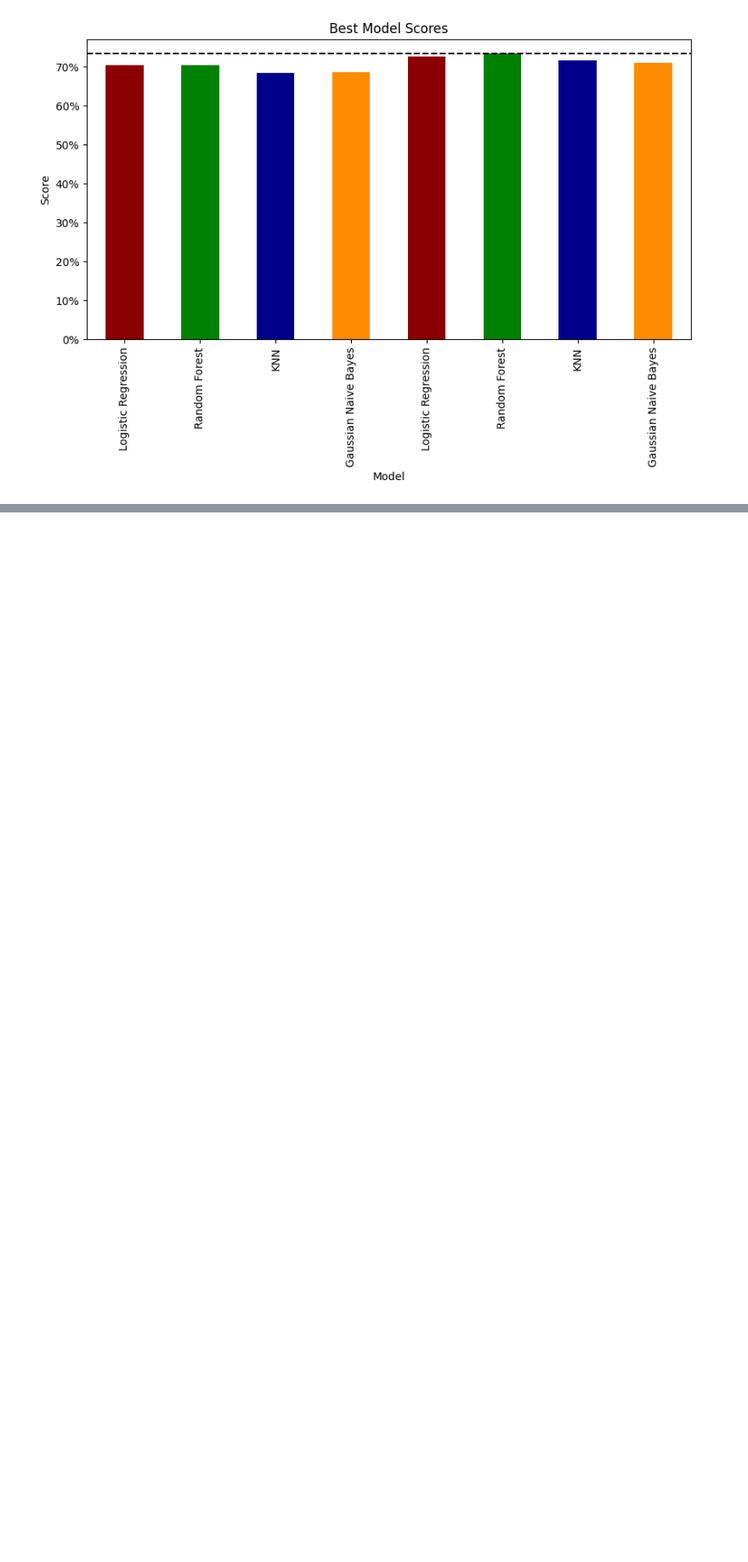
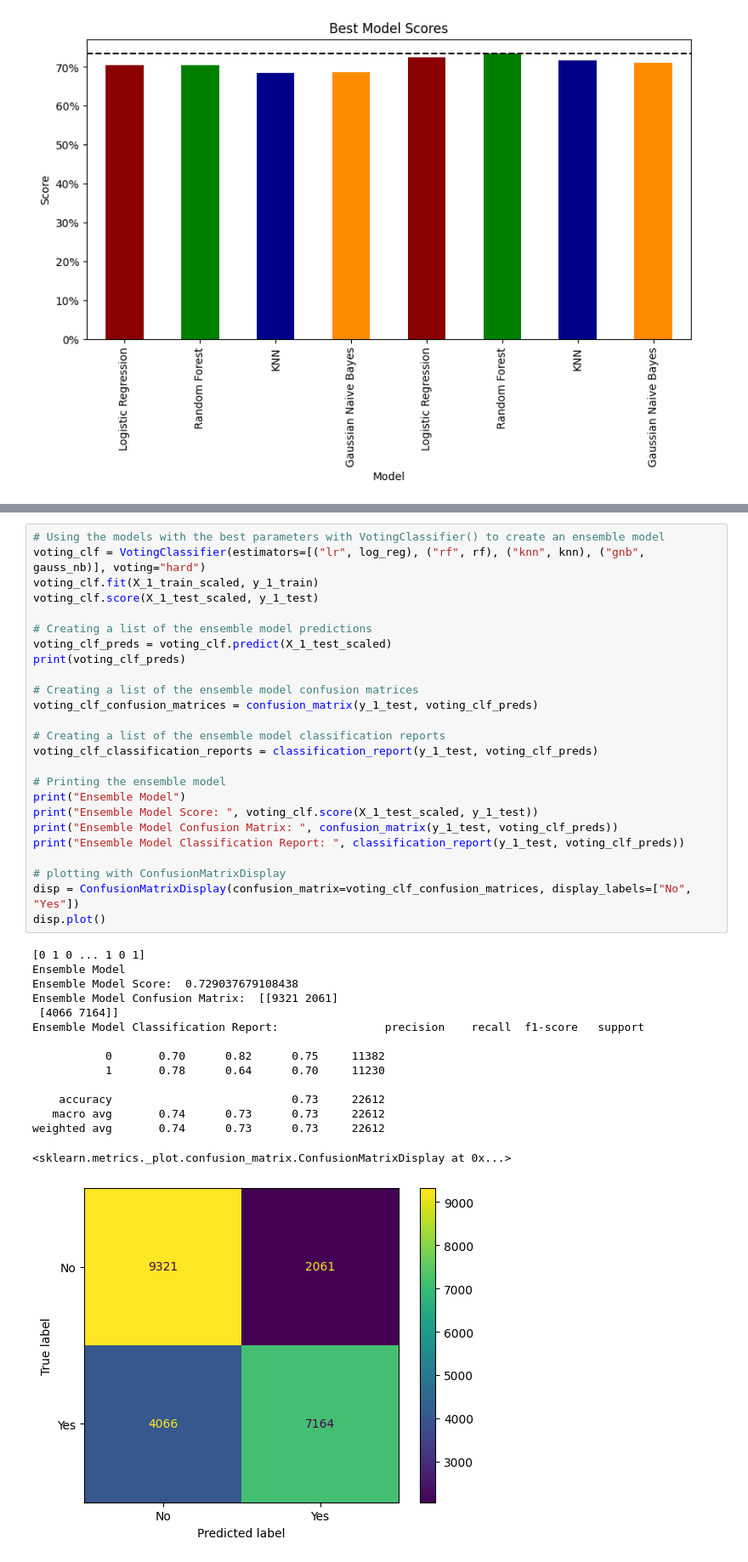
Before and after one commit to Rufshod/Machine-Learning-Alexander-Andersson, a Jupyter notebook: Lab/Lab_2_Split_df.ipynb, the cells around one changed output, grey strips where cells are left out. Shown: that part at 85% size. Drawn from its saved outputs; the diff is of its cells as text; blank space fills up the shorter version.

```diff
--- a/Lab/Lab_2_Split_df.ipynb
+++ b/Lab/Lab_2_Split_df.ipynb
@@ -365,0 +372,41 @@ plt.show()
+# %%
+# Using the models with the best parameters with VotingClassifier() to create an ensemble model
+voting_clf = VotingClassifier(estimators=[("lr", log_reg), ("rf", rf), ("knn", knn), ("gnb", gauss_nb)], voting="hard")
+voting_clf.fit(X_1_train_scaled, y_1_train)
+voting_clf.score(X_1_test_scaled, y_1_test)
+
+# Creating a list of the ensemble model predictions
+voting_clf_preds = voting_clf.predict(X_1_test_scaled)
+print(voting_clf_preds)
+
+# Creating a list of the ensemble model confusion matrices
+voting_clf_confusion_matrices = confusion_matrix(y_1_test, voting_clf_preds)
+
+# Creating a list of the ensemble model classification reports
+voting_clf_classification_reports = classification_report(y_1_test, voting_clf_preds)
+
+# Printing the ensemble model
+print("Ensemble Model")
+print("Ensemble Model Score: ", voting_clf.score(X_1_test_scaled, y_1_test))
+print("Ensemble Model Confusion Matrix: ", confusion_matrix(y_1_test, voting_clf_preds))
+print("Ensemble Model Classification Report: ", classification_report(y_1_test, voting_clf_preds))
+
+# plotting with ConfusionMatrixDisplay
+disp = ConfusionMatrixDisplay(confusion_matrix=voting_clf_confusion_matrices, display_labels=["No", "Yes"])
+disp.plot()
+# %% [output]
+[0 1 0 ... 1 0 1]
+Ensemble Model
+Ensemble Model Score:  0.729037679108438
+Ensemble Model Confusion Matrix:  [[9321 2061]
+ [4066 7164]]
+Ensemble Model Classification Report:                precision    recall  f1-score   support
+
+           0       0.70      0.82      0.75     11382
+           1       0.78      0.64      0.70     11230
+
+    accuracy                           0.73     22612
+   macro avg       0.74      0.73      0.73     22612
+weighted avg       0.74      0.73      0.73     22612
+<sklearn.metrics._plot.confusion_matrix.ConfusionMatrixDisplay at 0x...>
+[figure, added]
```
Also changed, not shown: parts of 11 cells of this notebook, 3 other files.
